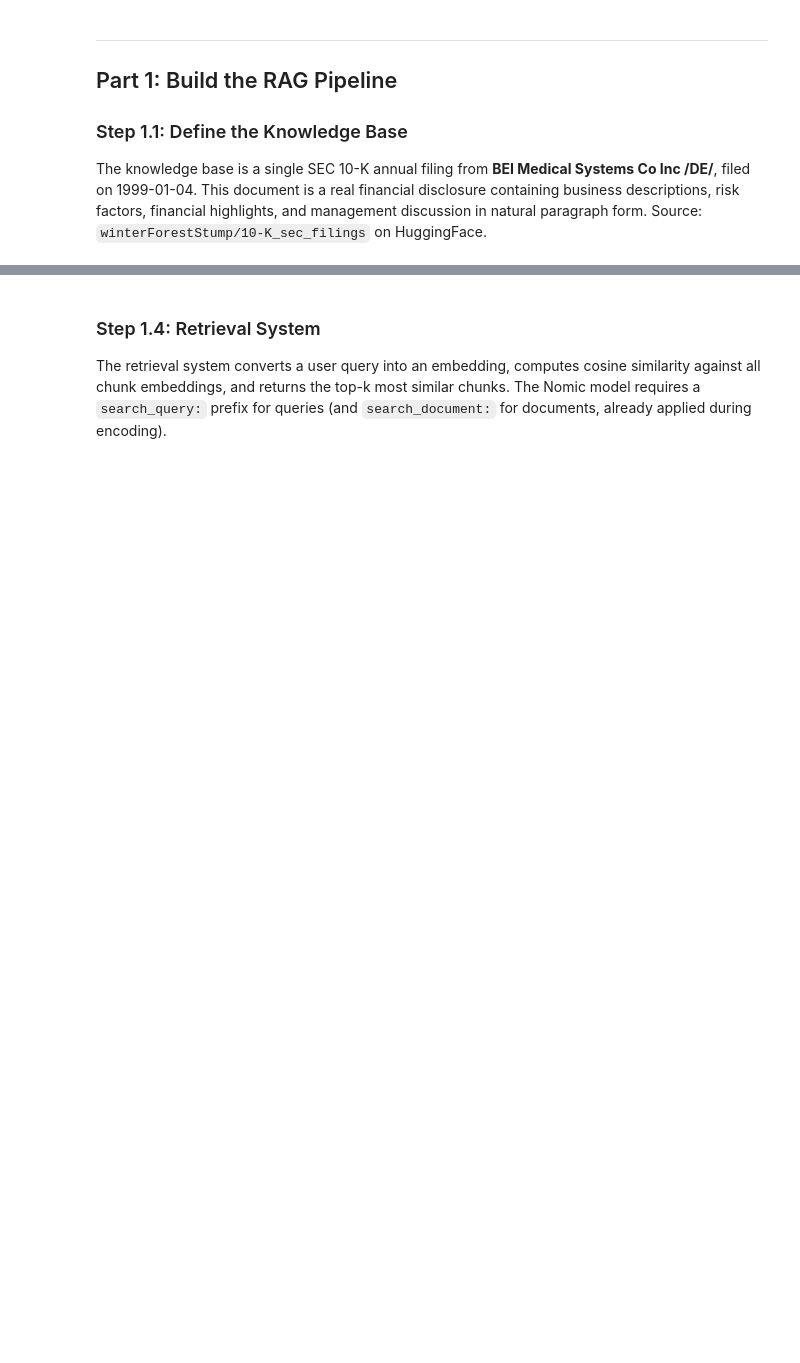
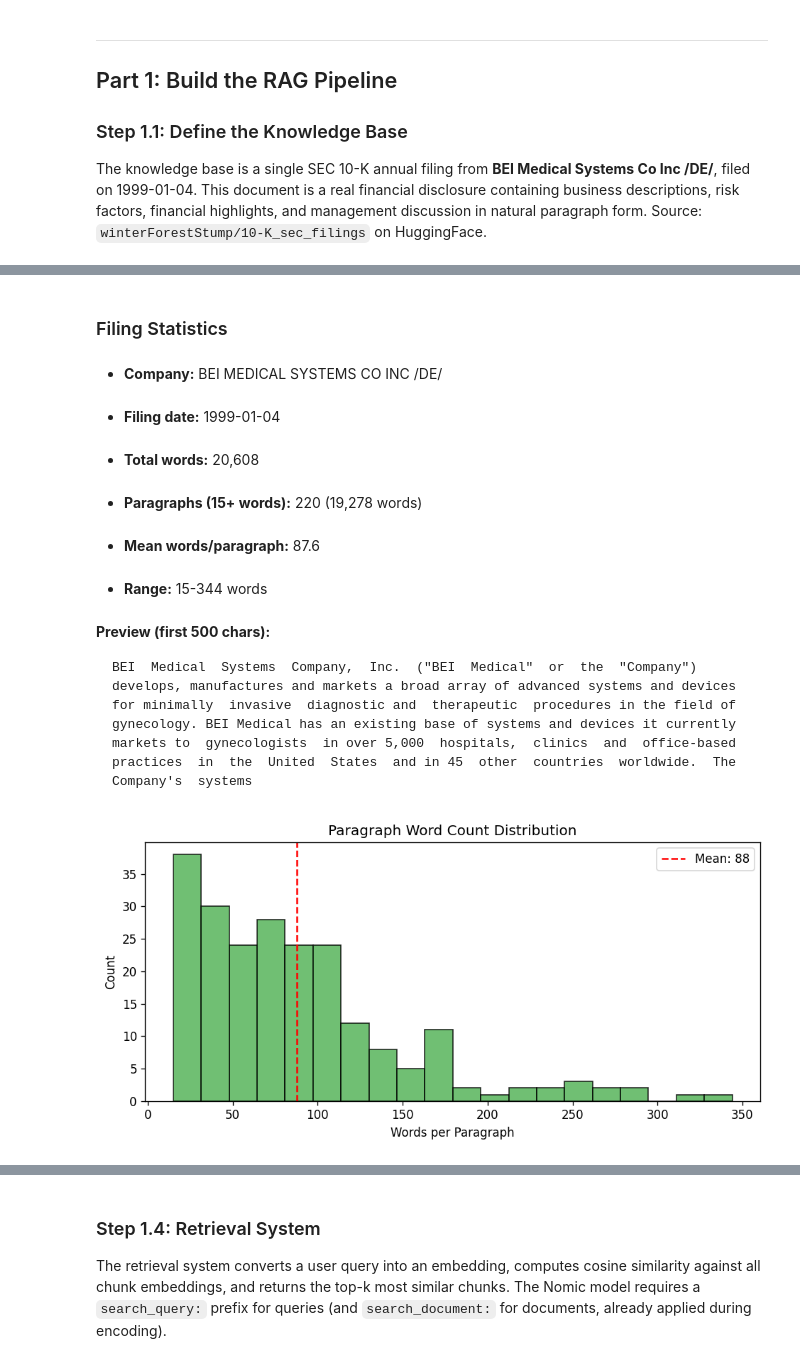
Before and after one commit to Edward-H26/MIRA, a Jupyter notebook: llm_test/rag_system.ipynb, the cells around one changed output, grey strips where cells are left out. Saved outputs shown, nothing was run; the diff lists cells and outputs as text; code cells hidden in the pictures; blank space fills up the shorter version.

````diff
--- a/llm_test/rag_system.ipynb
+++ b/llm_test/rag_system.ipynb
@@ -133,24 +209,39 @@ RAW_FILING_TEXT = re.sub(r"\s{3,}", "\n\n", RAW_FILING_TEXT).strip()
 # %%
+totalWords = len(RAW_FILING_TEXT.split())
 paragraphs = [p.strip() for p in RAW_FILING_TEXT.split("\n\n") if len(p.strip().split()) >= 15]
 wordCounts = [len(p.split()) for p in paragraphs]
-totalWords = sum(wordCounts)
+filteredWords = sum(wordCounts)
 
 display(Markdown(f"### Filing Statistics"))
 display(Markdown(f"- **Company:** {FILING_META['company']}"))
 display(Markdown(f"- **Filing date:** {FILING_META['filingDate']}"))
 display(Markdown(f"- **Total words:** {totalWords:,}"))
-display(Markdown(f"- **Paragraphs (15+ words):** {len(paragraphs)}"))
+display(Markdown(f"- **Paragraphs (15+ words):** {len(paragraphs)} ({filteredWords:,} words)"))
 display(Markdown(f"- **Mean words/paragraph:** {np.mean(wordCounts):.1f}"))
 display(Markdown(f"- **Range:** {min(wordCounts)}-{max(wordCounts)} words"))
 display(Markdown(f"\n**Preview (first 500 chars):**\n```\n{RAW_FILING_TEXT[:500]}\n```"))
 
 fig, ax = plt.subplots(figsize=(8, 4))
 ax.hist(wordCounts, bins=20, color="#4CAF50", alpha=0.8, edgecolor="black")
 ax.axvline(np.mean(wordCounts), color="red", linestyle="--", label=f"Mean: {np.mean(wordCounts):.0f}")
 ax.set_xlabel("Words per Paragraph")
 ax.set_ylabel("Count")
 ax.set_title("Paragraph Word Count Distribution")
 ax.legend()
 plt.tight_layout()
 plt.show()
+# %% [output]
+### Filing Statistics
+- **Company:** BEI MEDICAL SYSTEMS CO INC /DE/
+- **Filing date:** 1999-01-04
+- **Total words:** 20,608
+- **Paragraphs (15+ words):** 220 (19,278 words)
+- **Mean words/paragraph:** 87.6
+- **Range:** 15-344 words
+
+**Preview (first 500 chars):**
+```
+BEI  Medical  Systems  Company,  Inc.  ("BEI  Medical"  or  the  "Company") develops, manufactures and markets a broad array of advanced systems and devices for minimally  invasive  diagnostic and  therapeutic  procedures in the field of gynecology. BEI Medical has an existing base of systems and devices it currently markets to  gynecologists  in over 5,000  hospitals,  clinics  and  office-based practices  in  the  United  States  and in 45  other  countries  worldwide.  The Company's  systems
+```
+[figure, added]
 # %% [markdown]
````
Also changed, not shown: parts of 41 cells of this notebook, 3 other files.
